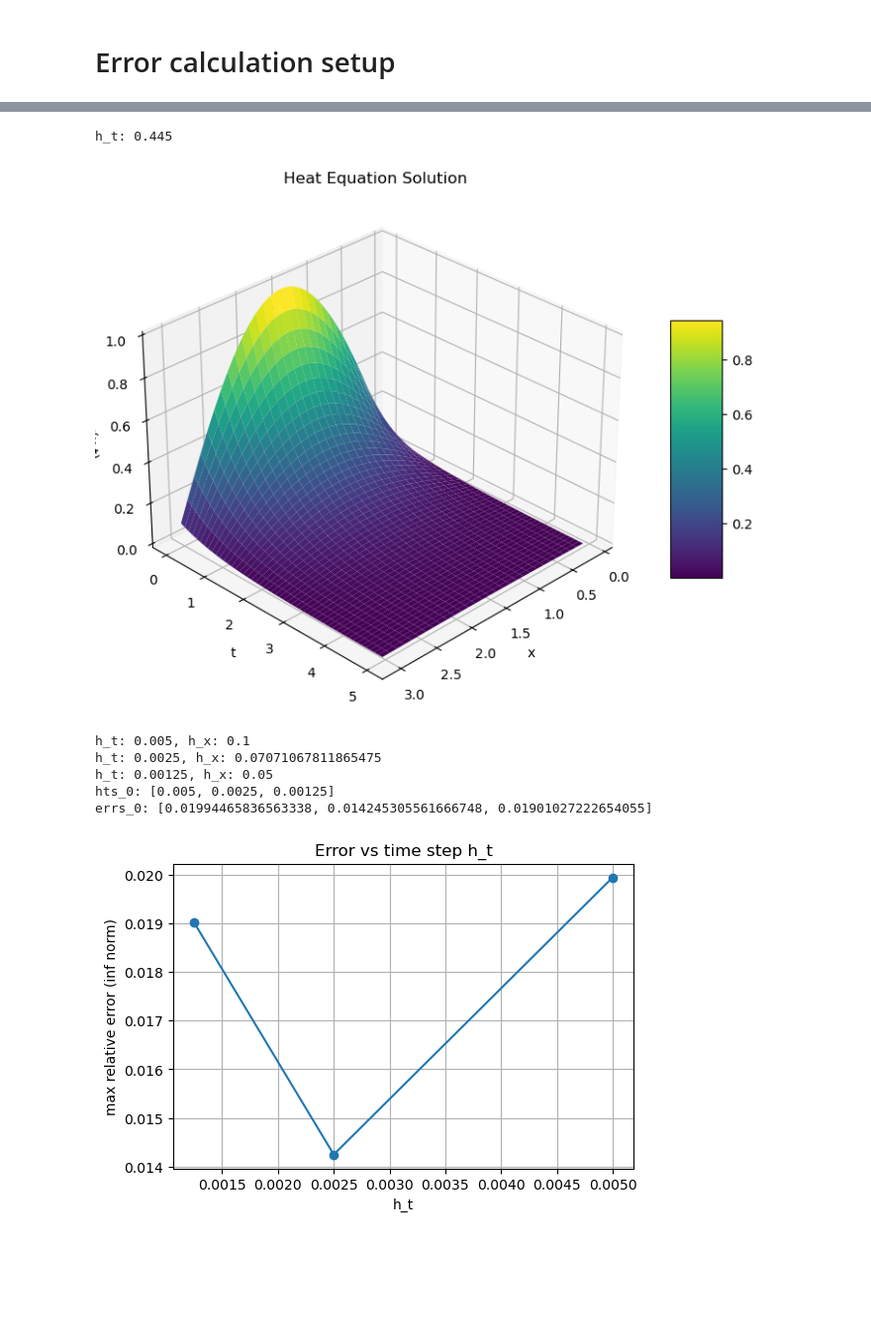
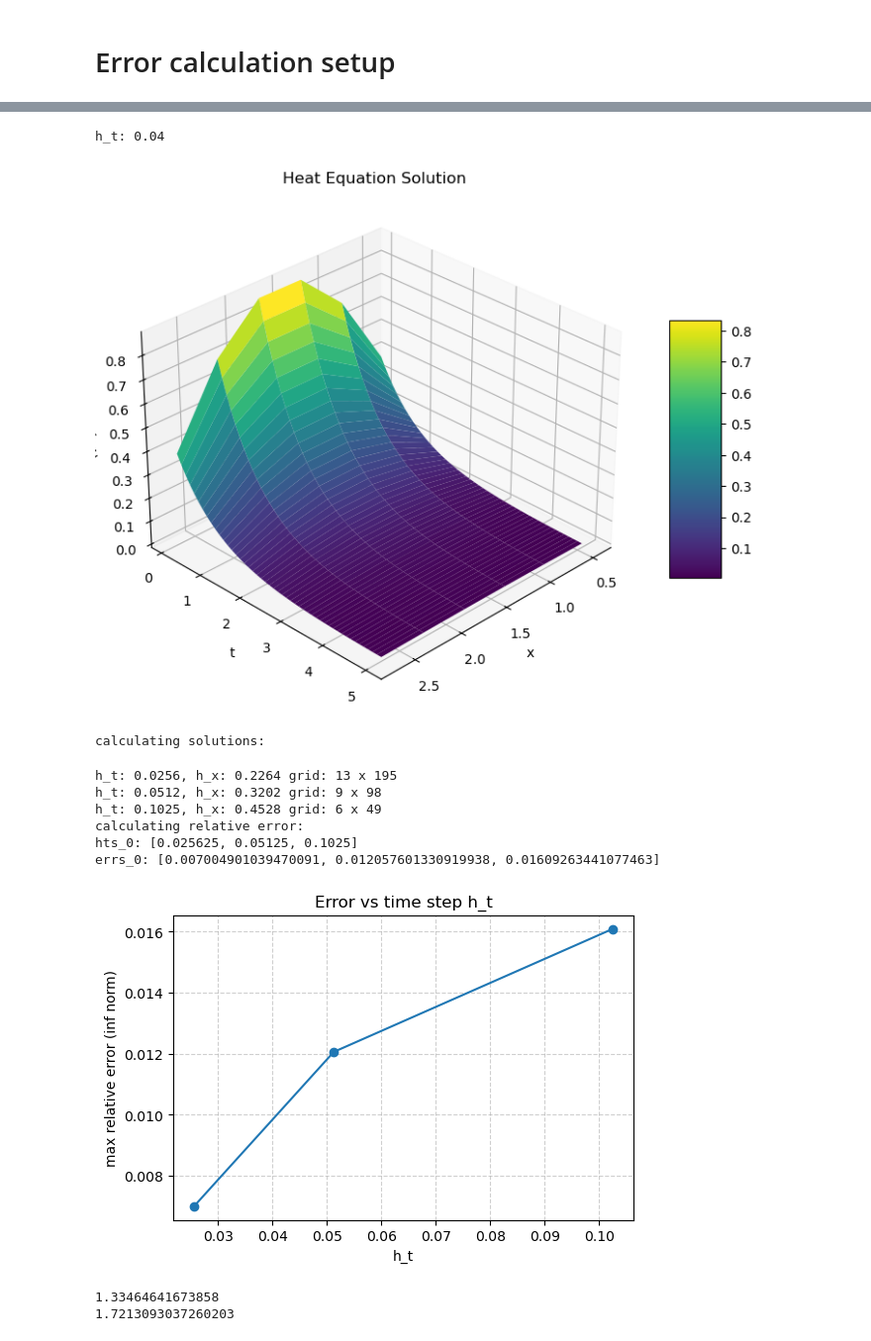
Before and after one commit to FoyerD/num_pde, a Jupyter notebook: hw1/q4.ipynb, the cells around one changed output, grey strips where cells are left out. Shown: that part at 99% size. Drawn from its saved outputs; the diff is of its cells as text; code cells hidden in the pictures; blank space fills up the shorter version.

```diff
--- a/hw1/q4.ipynb
+++ b/hw1/q4.ipynb
@@ -21,8 +21,10 @@ def make_L(n_x):
     return L
 # %%
 search_resolution = 0.05
-max_h_t = 0.5
-min_h_t = 0.005
+span = 0.25
+min_h_t = 0.04
+
+max_h_t = min_h_t + span
 h_ts = np.linspace(min_h_t, max_h_t, int((max_h_t - min_h_t) / search_resolution) + 1)
 h_ts
 # %% [output]
@@ -45,9 +46,10 @@ def get_u_grid(h_x, h_t, x_grid, t_grid):
 
 def get_solution_from_ht(h_t):
     h_x = make_hx(h_t)
-    x_grid = np.linspace(x_0, x_n, int(x_n/h_x)+1)[1:-1]
-    t_grid = np.linspace(t_0, t_n, int(t_n/h_t)+1)[1:]
-    print(f"h_t: {h_t}, h_x: {h_x}")
+    x_grid = np.linspace(x_0, x_n, round((x_n - x_0)/h_x) + 1)[1:-1]
+    t_grid = np.linspace(t_0, t_n, round((t_n - t_0)/h_t)+1)[1:]
+    print(f"h_t: {h_t:.4f}, h_x: {h_x:.4f} grid: {x_grid.shape[0]} x {t_grid.shape[0]}")
+    # print(f"grid: {x_grid.shape} x {t_grid.shape}")
     return x_grid, t_grid, get_u_grid(h_x, h_t, x_grid, t_grid), h_x, h_t
 
 for h_t in tqdm(h_ts):
@@ -93,6 +90,6 @@ def plot_solution_3d(x_axis, t_axis, u_grid):
     plt.show()
 
 # Usage with your data:
-x_grid, t_grid, u_grid, h_x, h_t = u_grids[8]  # pick a solution
+x_grid, t_grid, u_grid, h_x, h_t = u_grids[0]  # pick a solution
 plot_solution_3d(x_grid, t_grid, u_grid)
 # %% [output]
@@ -134,10 +131,13 @@ def find_rel_err_under(err_grids, percent=0.02):
 def plot_errs_vs_ht(h_ts, errs):
     plt.figure(figsize=(6,4))
     plt.plot(h_ts, errs, '-o')
+
+    # plt.xticks(h_ts)
+
+    # plt.yticks(errs)
+
     plt.xlabel('h_t')
     plt.ylabel('max relative error (inf norm)')
     plt.title('Error vs time step h_t')
-    plt.grid(True)
-    # optional: log scale if errors span many orders
-    # plt.yscale('log')
+    plt.grid(True, linestyle='--', alpha=0.6)
     plt.show()
@@ -157,22 +159,30 @@ acc_x, acc_t, acc_u, acc_h_x, acc_h_t, err = find_rel_err_under(u_grids_err)
 print(f"h_t: {h_t}")
 plot_solution_3d(acc_x, acc_t, acc_u)
 # %% [output]
-h_t: 0.445
+h_t: 0.04
-[figure, old version]
+[figure, new version]
 # %%
-hts_0 = [acc_h_t, acc_h_t / 2, acc_h_t / 4]
+hts_0 = [acc_h_t/ 4, acc_h_t / 2, acc_h_t]
+print(f"calculating solutions:")
 u_grids_0 = [get_solution_from_ht(h_t) for h_t in tqdm(hts_0)]
 
+print(f"calculating relative error:")
 errs_0 = [np.linalg.norm(relative_error(x_grid, t_grid, u_grid, gt_fn), ord=np.inf) for x_grid, t_grid, u_grid, h_x, h_t in u_grids_0]
 
 print(f"hts_0: {hts_0}")
 print(f"errs_0: {errs_0}")
 
 plot_errs_vs_ht(hts_0, errs_0)
+print(errs_0[-1] / errs_0[-2])
+print(errs_0[-2] / errs_0[-3])
 # %% [output]
-h_t: 0.005, h_x: 0.1
-h_t: 0.0025, h_x: 0.07071067811865475
-h_t: 0.00125, h_x: 0.05
-hts_0: [0.005, 0.0025, 0.00125]
-errs_0: [0.01994465836563338, 0.014245305561666748, 0.01901027222654055]
+calculating solutions:
+h_t: 0.0256, h_x: 0.2264 grid: 13 x 195
+h_t: 0.0512, h_x: 0.3202 grid: 9 x 98
+h_t: 0.1025, h_x: 0.4528 grid: 6 x 49
+calculating relative error:
+hts_0: [0.025625, 0.05125, 0.1025]
+errs_0: [0.007004901039470091, 0.012057601330919938, 0.01609263441077463]
-[figure, old version]
+[figure, new version]
+1.33464641673858
+1.7213093037260203
```
Also changed, not shown: parts of 6 cells of this notebook.
